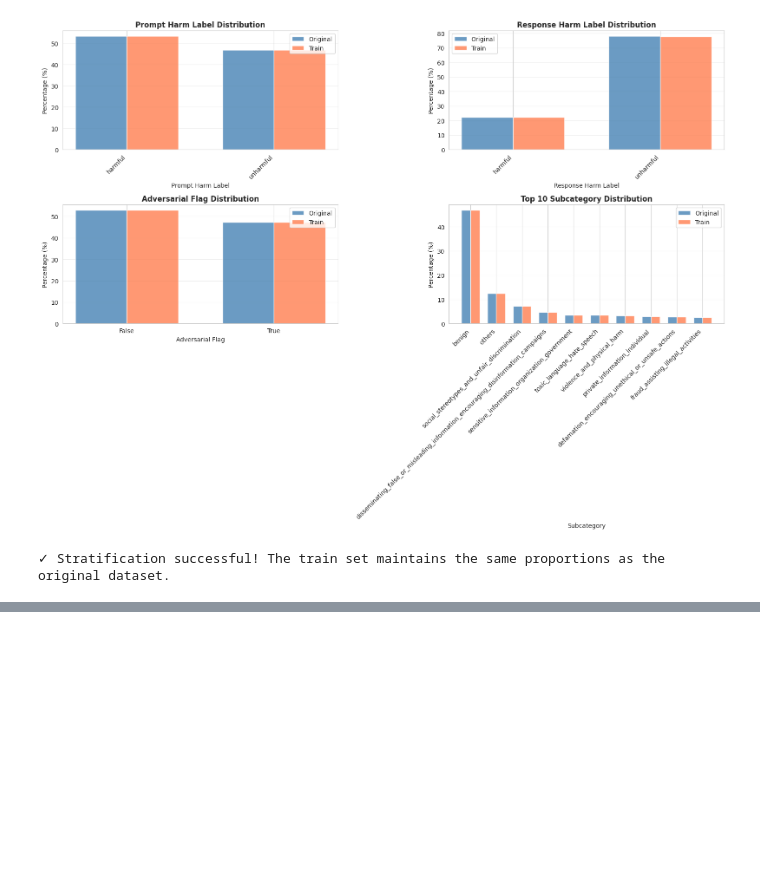
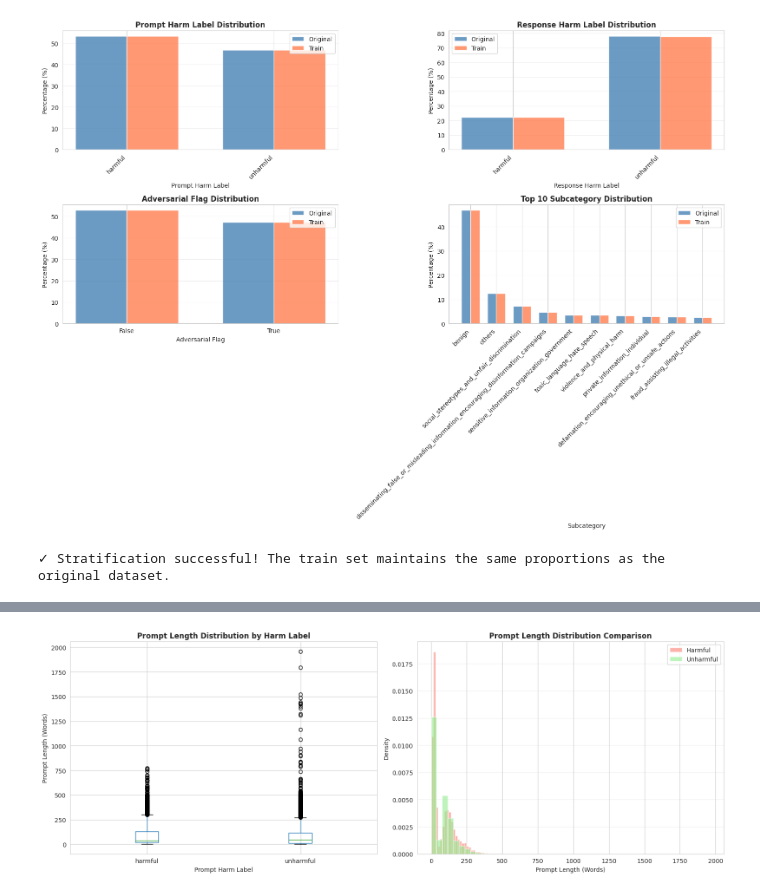
Before and after one commit to Jazhyc/intention-jailbreak, a Jupyter notebook: notebooks/wildguardmix_analysis.ipynb, the cells around one changed output, grey strips where cells are left out. Drawn from its saved outputs; the diff is of its cells as text; code cells hidden in the pictures; blank space fills up the shorter version.

```diff
--- a/notebooks/wildguardmix_analysis.ipynb
+++ b/notebooks/wildguardmix_analysis.ipynb
@@ -476,0 +671,29 @@ print("\n✓ Stratification successful! The train set maintains the same proport
+# %%
+# Visualize prompt length by harm label
+fig, axes = plt.subplots(1, 2, figsize=(16, 6))
+
+# Box plot
+ax1 = axes[0]
+df.boxplot(column='prompt_length_words', by='prompt_harm_label', ax=ax1)
+ax1.set_xlabel('Prompt Harm Label')
+ax1.set_ylabel('Prompt Length (Words)')
+ax1.set_title('Prompt Length Distribution by Harm Label', fontweight='bold')
+ax1.get_figure().suptitle('')  # Remove automatic title
+
+# Histogram comparison
+ax2 = axes[1]
+harmful_data = df[df['prompt_harm_label'] == 'harmful']['prompt_length_words']
+unharmful_data = df[df['prompt_harm_label'] == 'unharmful']['prompt_length_words']
+
+ax2.hist(harmful_data, bins=50, alpha=0.6, label='Harmful', color='salmon', density=True)
+ax2.hist(unharmful_data, bins=50, alpha=0.6, label='Unharmful', color='lightgreen', density=True)
+ax2.set_xlabel('Prompt Length (Words)')
+ax2.set_ylabel('Density')
+ax2.set_title('Prompt Length Distribution Comparison', fontweight='bold')
+ax2.legend()
+ax2.grid(axis='y', alpha=0.3)
+
+plt.tight_layout()
+plt.show()
+# %% [output]
+[figure, added]
```
Also changed, not shown: parts of 20 cells of this notebook.
